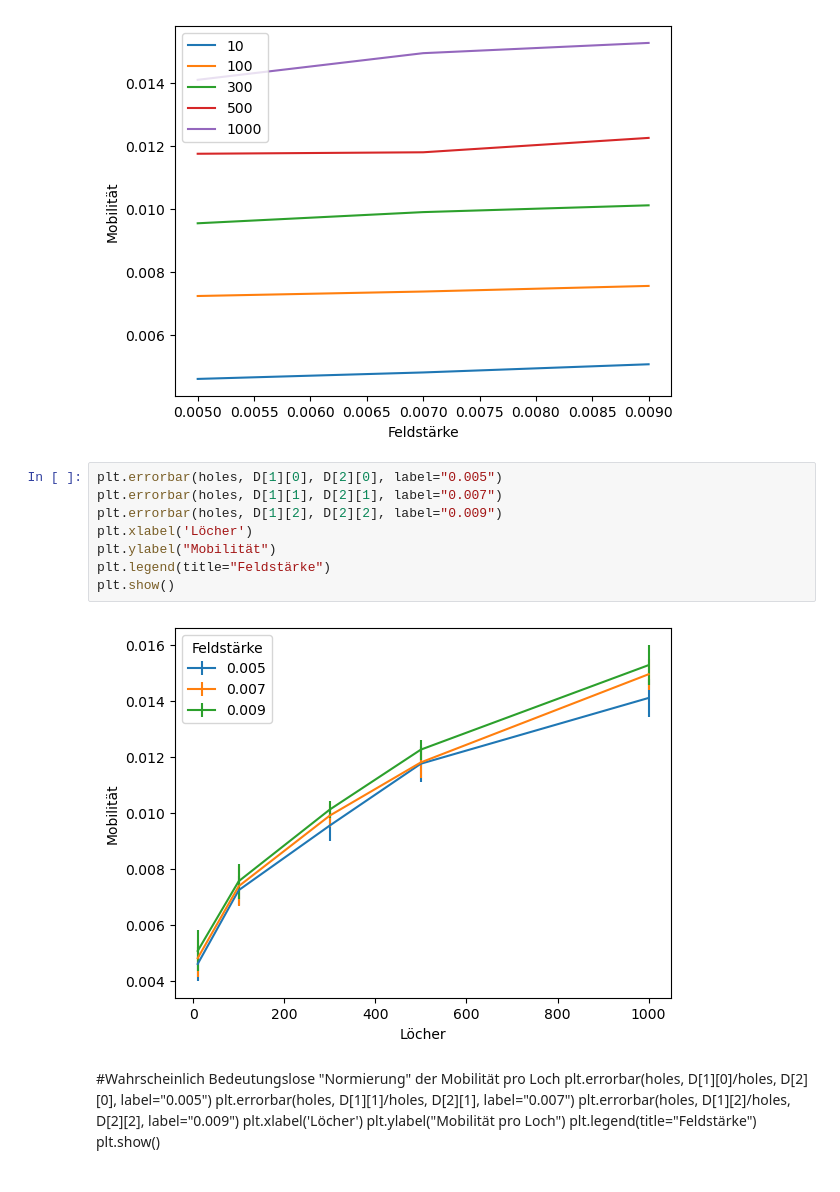
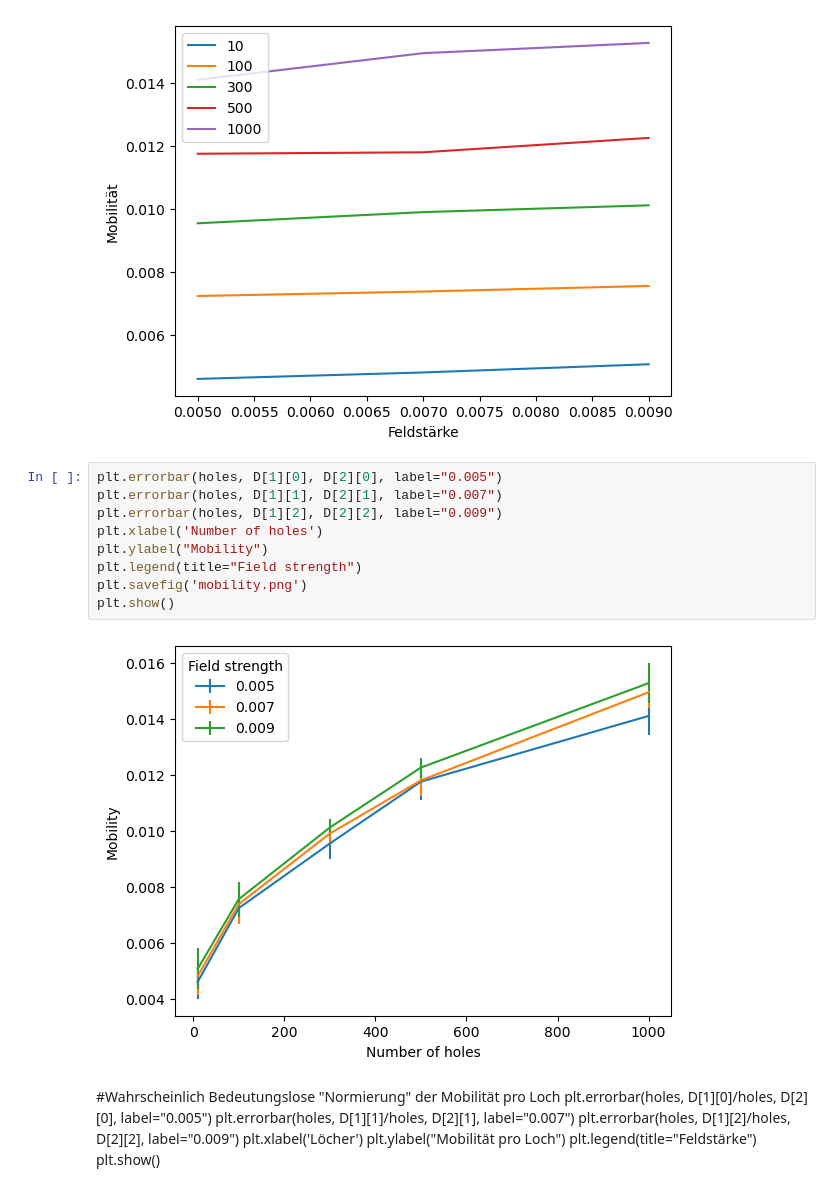
Before and after one commit to Tempus14/ResistorNet, a Jupyter notebook: Mobilitätsplots.ipynb, the cells around one changed output. Cells and saved outputs as stored; diff of their text form.

Commit message:
English Plots

```diff
--- a/Mobilitätsplots.ipynb
+++ b/Mobilitätsplots.ipynb
@@ -31,13 +31,14 @@ plt.show()
 # %%
 plt.errorbar(holes, D[1][0], D[2][0], label="0.005")
 plt.errorbar(holes, D[1][1], D[2][1], label="0.007")
 plt.errorbar(holes, D[1][2], D[2][2], label="0.009")
-plt.xlabel('Löcher')
-plt.ylabel("Mobilität")
-plt.legend(title="Feldstärke")
+plt.xlabel('Number of holes')
+plt.ylabel("Mobility")
+plt.legend(title="Field strength")
+plt.savefig('mobility.png')
 plt.show()
 # %% [output]
-[figure, old version]
+[figure, new version]
 # %% [markdown]
 #Wahrscheinlich Bedeutungslose "Normierung" der Mobilität pro Loch
 plt.errorbar(holes, D[1][0]/holes, D[2][0], label="0.005")
```
Also changed, not shown: 1 other file.
